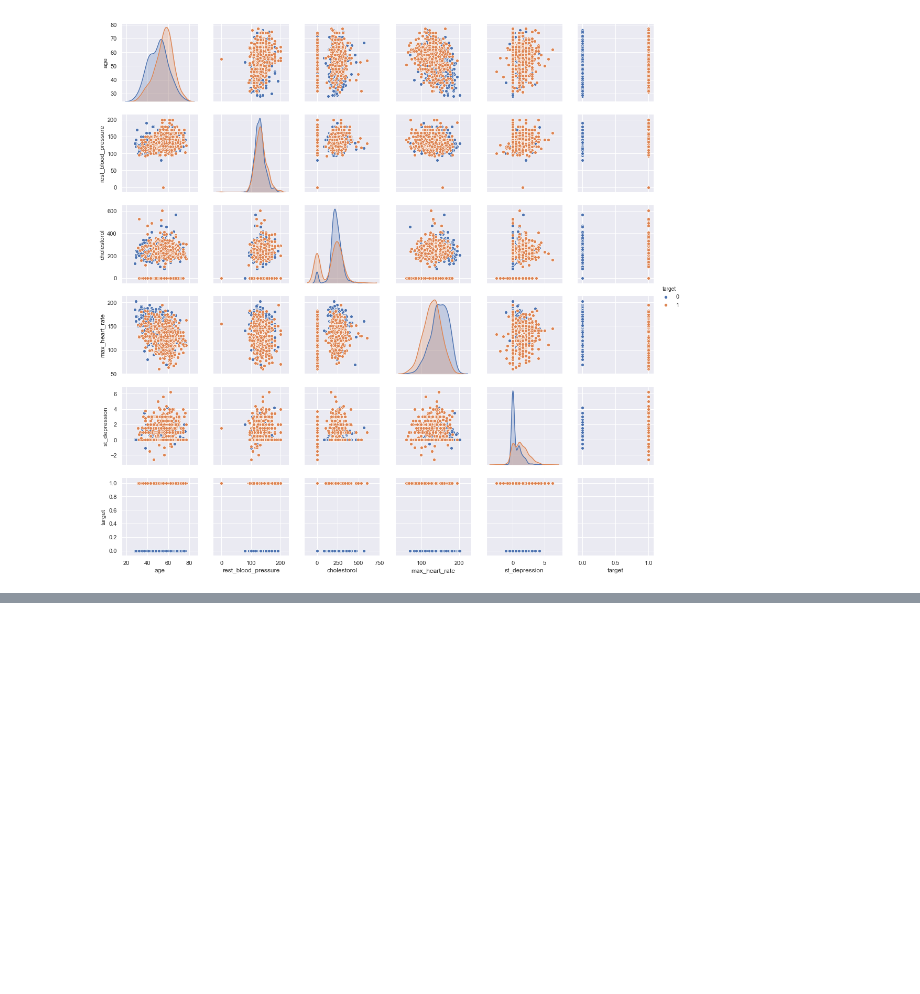
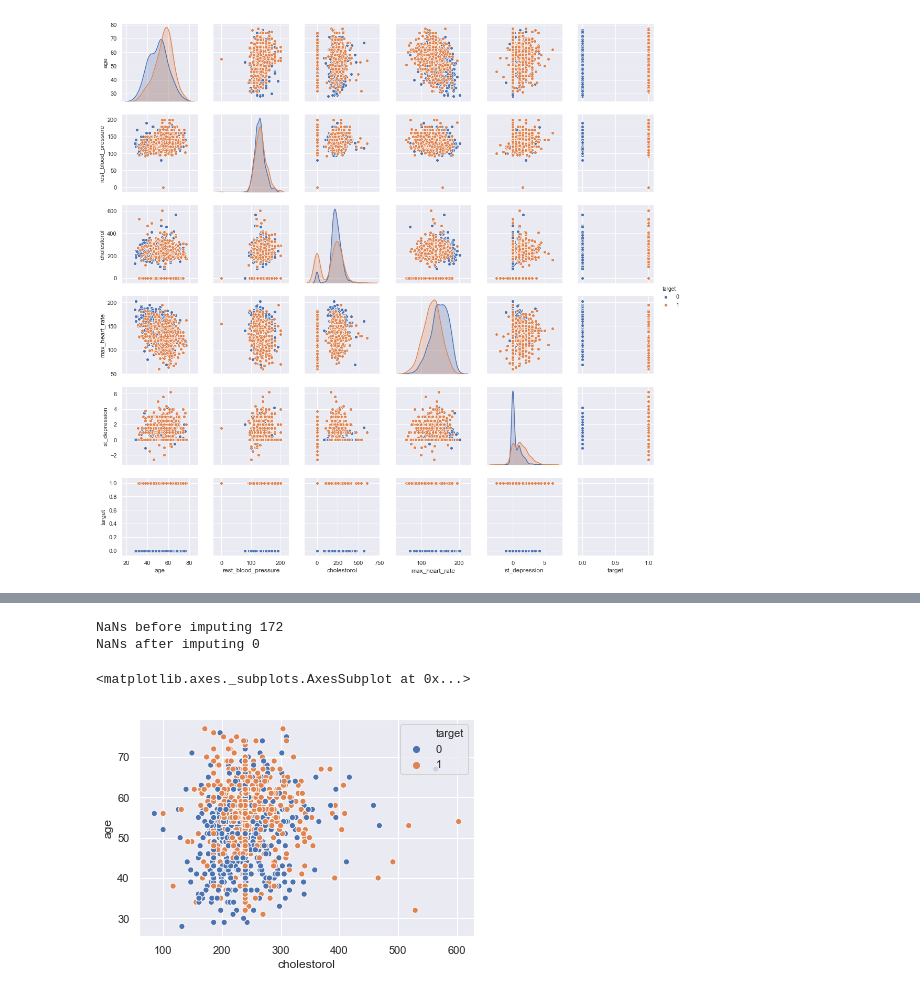
Before and after one commit to dimitraz/medical-data, a Jupyter notebook: Data Wrangling.ipynb, the cells around one changed output, grey strips where cells are left out. Drawn from its saved outputs; the diff is of its cells as text; code cells hidden in the pictures; blank space fills up the shorter version.

Commit message:
Move data, add comments

```diff
--- a/Data Wrangling.ipynb
+++ b/Data Wrangling.ipynb
@@ -19,7 +59,7 @@ names=['age', 'sex', 'chest_pain', 'rest_blood_pressure', 'cholestorol', 'fast_b
 files = ['cleveland.csv', 'hungary.csv', 'switzerland.csv', 'va.csv']
 
 # Read in the files as a single dataframe
-dfs = (pd.read_csv(f, names=names, na_values=['?', -9]) for f in files)
+dfs = (pd.read_csv('./data/' + f, names=names, na_values=['?', -9]) for f in files)
 df = pd.concat(dfs, ignore_index=True)
 
 # Display the first 10 records
@@ -372,0 +441,15 @@ sns.pairplot(nums, hue = 'target')
+# %%
+df['cholestorol'].replace(to_replace=0, value=np.nan, inplace=True)
+print("NaNs before imputing", df['cholestorol'].isna().sum())
+
+impute_mean('cholestorol')
+print("NaNs after imputing", df['cholestorol'].isna().sum())
+# %% [output]
+NaNs before imputing 172
+NaNs after imputing 0
+# %%
+# Plot cholestorol distribution
+sns.scatterplot(x="cholestorol", y="age", hue="target", data=df)
+# %% [output]
+<matplotlib.axes._subplots.AxesSubplot at 0x...>
+[figure, added]
```
Also changed, not shown: parts of 14 cells of this notebook, 5 other files.
